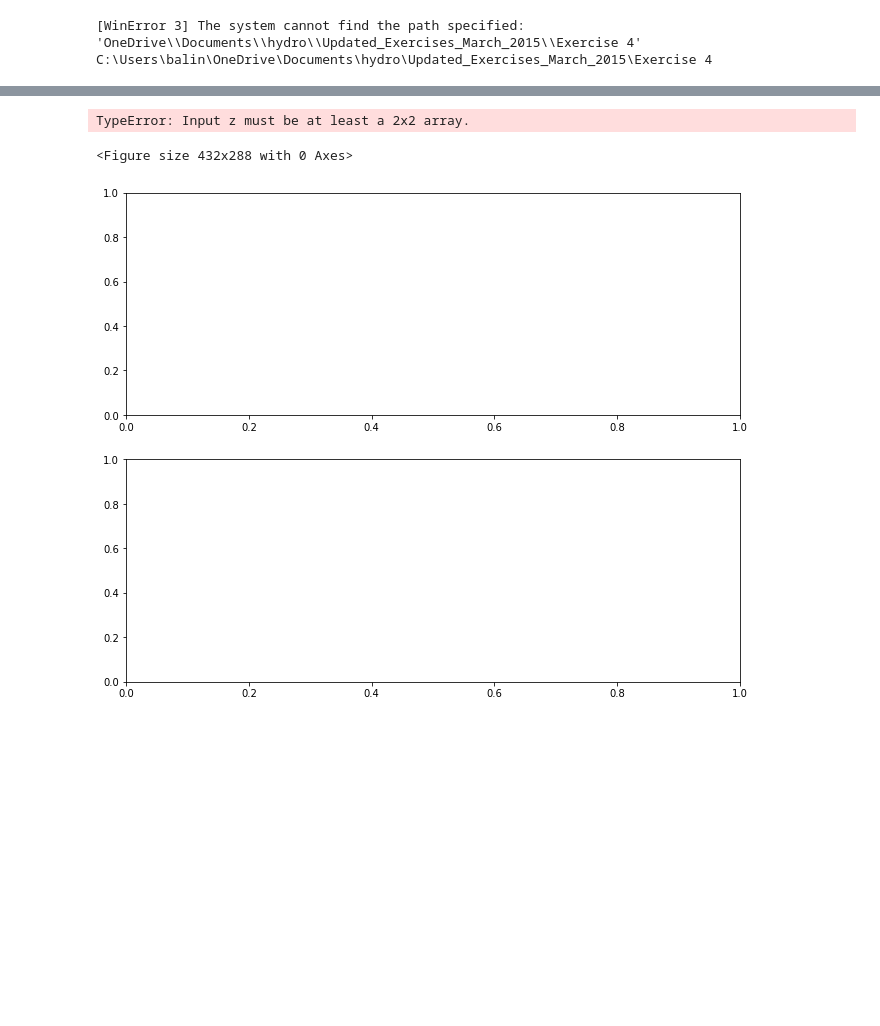
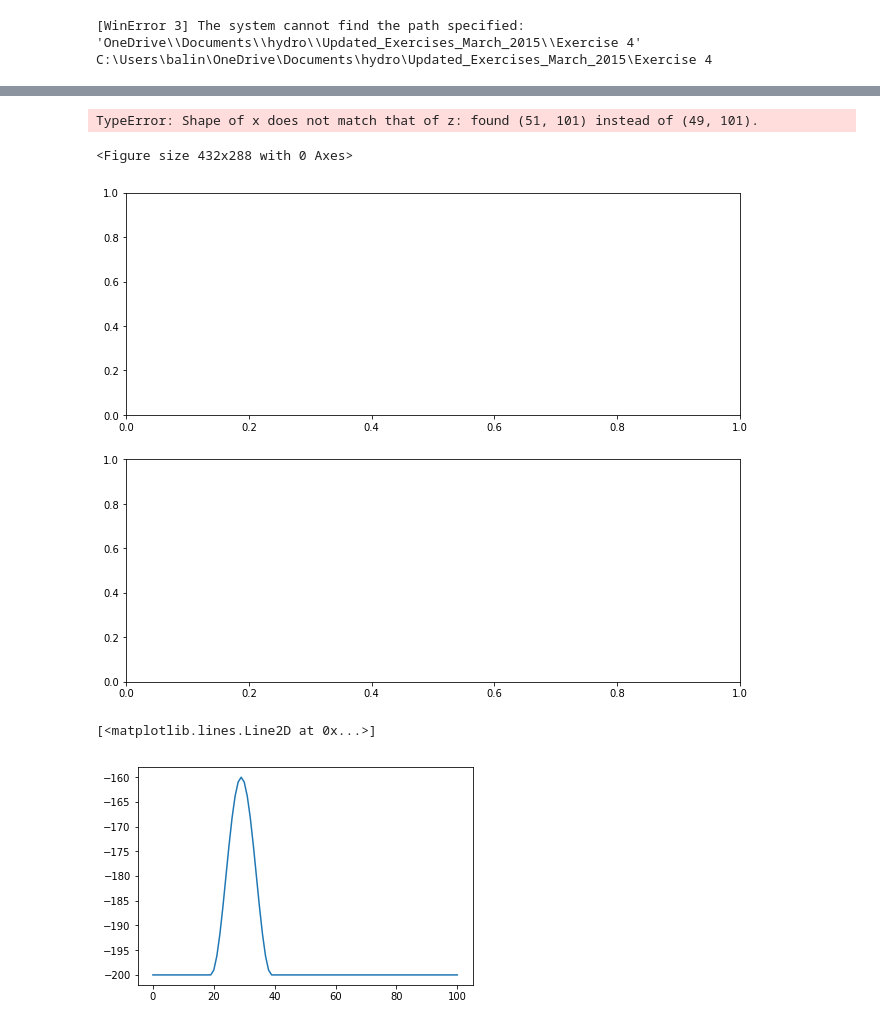
Before and after one commit to balintkaszas/Interfacial-waves, a Jupyter notebook: readout.ipynb, the cells around one changed output, grey strips where cells are left out. Cells and saved outputs as stored; diff of their text form; code cells hidden in the pictures; blank space fills up the shorter version.

```diff
--- a/readout.ipynb
+++ b/readout.ipynb
@@ -81,8 +81,8 @@ dictionary = readVariables()
 for i in range(100):
 
     iteration = get_ith_iteration(i, dictionary)
-    plotVariables(iteration, 'C:/Users/balin/Docs/img/'+'{0:03d}'.format(i)+'.png')
+    plotVariables(iteration, 'pics/'+'{0:03d}'.format(i)+'.png')
 # %% [output]
-TypeError: Input z must be at least a 2x2 array.
+TypeError: Shape of x does not match that of z: found (51, 101) instead of (49, 101).
 <Figure size 432x288 with 0 Axes>
 [figure]
@@ -88,0 +94,5 @@ TypeError: Input z must be at least a 2x2 array.
+# %%
+plt.plot(-h)
+# %% [output]
+[<matplotlib.lines.Line2D at 0x...>]
+[figure, added]
```
Also changed, not shown: parts of 3 cells of this notebook, 3 other files.
